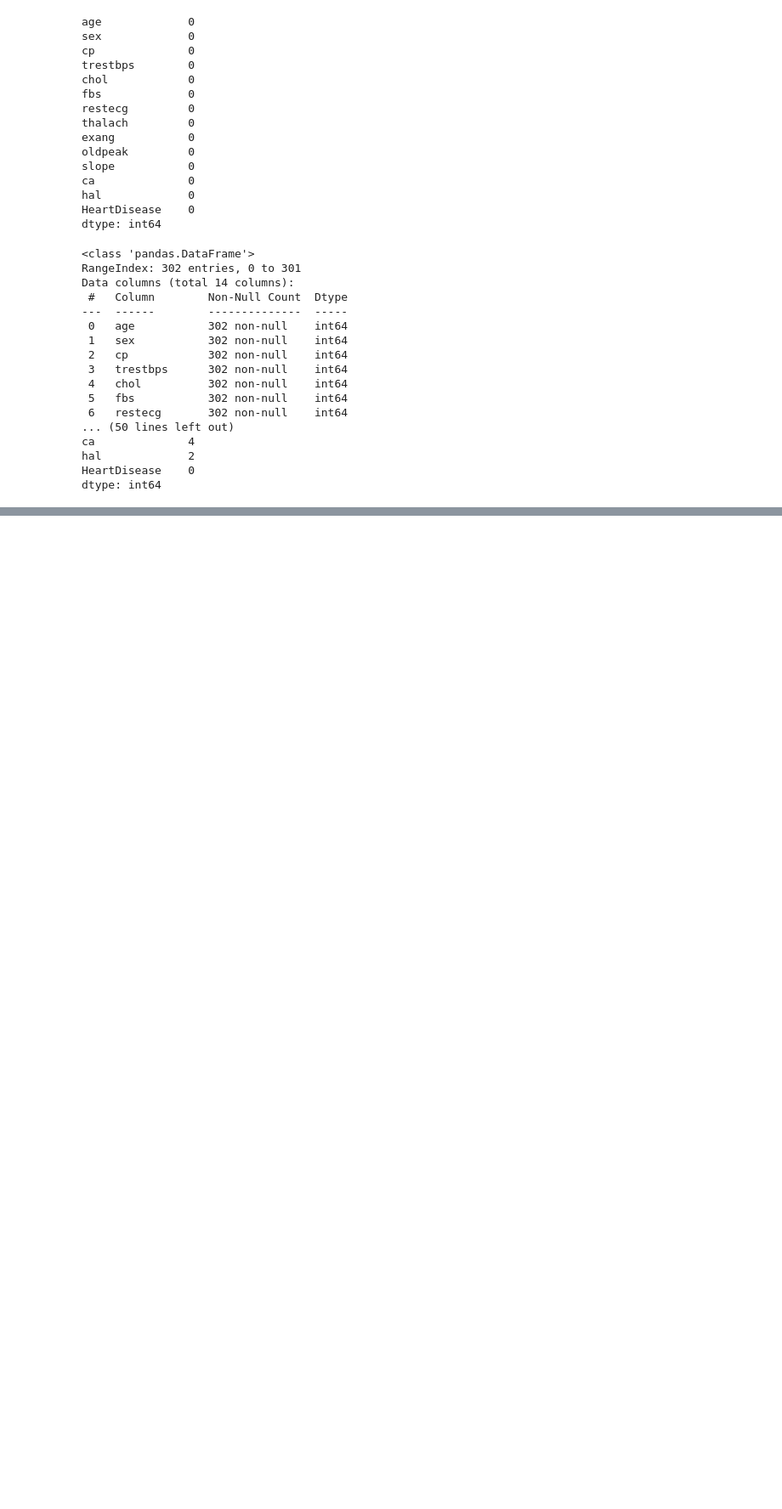
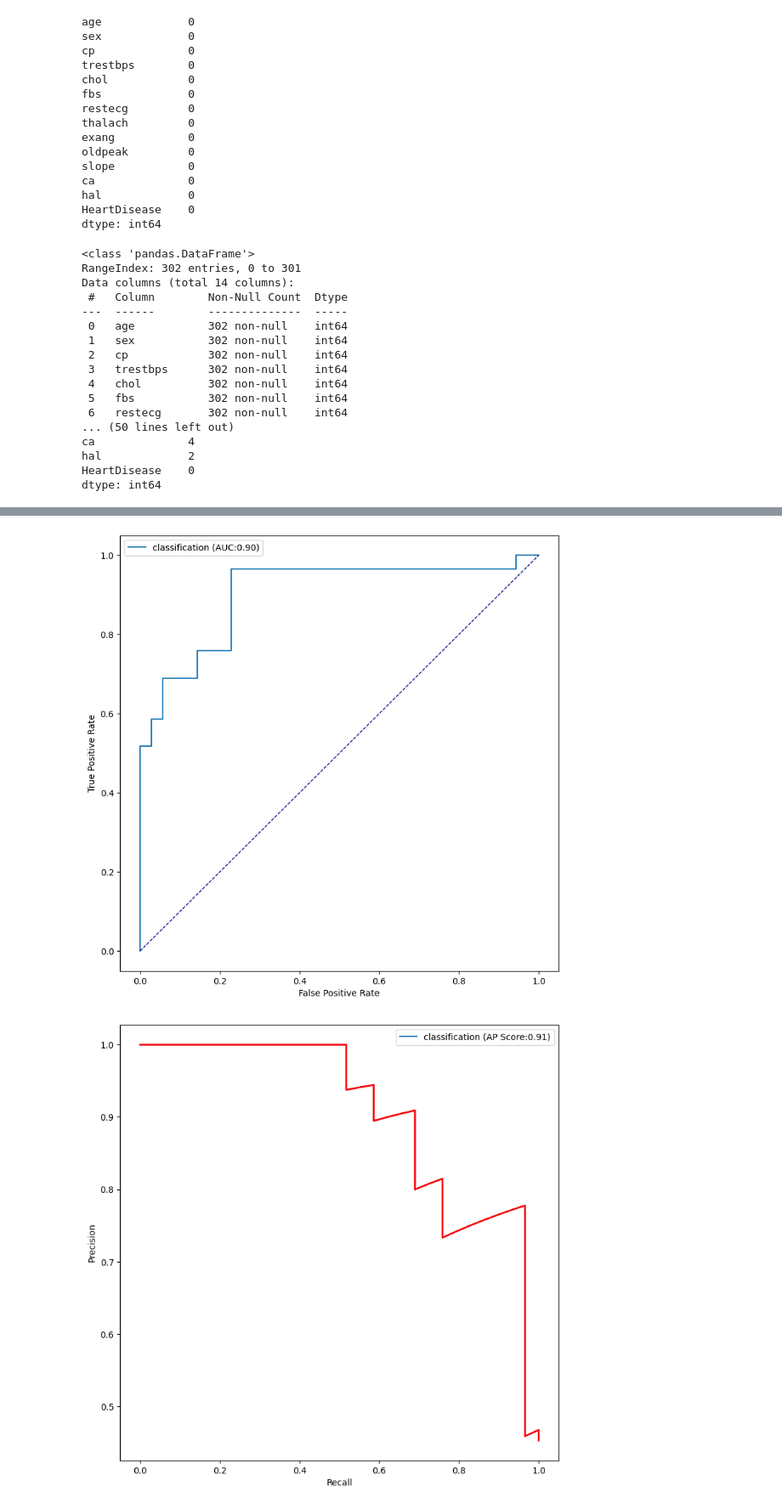
Before and after one commit to alexcaragui/Detecting-Heart-Disease-with-Machine-Learning, a Jupyter notebook: main.ipynb, the cells around one changed output, grey strips where cells are left out. Shown at 85% size. Drawn from its saved outputs; the diff is of its cells as text; code cells hidden in the pictures; blank space fills up the shorter version.

```diff
--- a/main.ipynb
+++ b/main.ipynb
@@ -78,0 +280,4 @@ dtype: int64
+# %%
+# Generating the history of the training of the model that trains with training data then tests with the validation data in each epoch, giving the accuracy values
+# Checking for overfitting by making sure the validation accuracy is not decreasing as the accuracy is increasing
+history = model.fit(x_train,y_train,validation_data = (x_test, y_test),epochs = 10,verbose = 1)
@@ -78,0 +349,21 @@ dtype: int64
+# %%
+# Finding the threshold to optimize the model's performance
+# Using the threshold to make binary classification
+# Calculating the F1 Score (a measure of the model's accuracy)
+def calc_f1(prec,recall):
+    # Using "if recall and prec else 0" to ensure division by 0 doesn't lead to an error
+    return 2*(prec*recall)/(prec+recall) if recall and prec else 0
+
+precision, recall, thresholds = precision_recall_curve(y_test, model.predict(x_test, verbose = True))
+# Using a list comprehension to call F1 Score calculation function above while looping through the threshold list, which contains the probability that precision and recall aren't in sync anymore
+f1score = [calc_f1(precision[i],recall[i]) for i in range(len(thresholds))]
+# Finding the argmax (the index of the value that maximizes the F1 Score)
+index_max = np.argmax(f1score)
+# Finding the threshold of the index that maximizes the F1 Score
+threshold = thresholds[index_max]
+print(threshold)
+# Printing the precision, recall, threshold, and F1 Score of the index that maximizes the F1 Score
+print('Precision: '+ str(precision[index_max]))
+print('Recall: '+ str(recall[index_max]))
+print('Threshold: '+ str(thresholds[index_max]))
+print('F1 Score: ' + str(f1score[index_max]))
@@ -78,0 +377,16 @@ dtype: int64
+# %%
+# Creating an ROC Curve using the ROC curve-generating function
+# The closer the AUC is to 1, the better the model
+plot_auc(y_test, model.predict(x_test, verbose = True))
+
+# Plotting the Precision/Recall Curve to check the tradeoff between precision (ratio of the retrieved items that are relevant) and recall (the ratio of relevant items that are retrieved)
+plot_precision_recall_curve_helper(y_test, model.predict(x_test, verbose = True))
+
+# Plotting the threshold (probability that a prediction of Heart Disease is true) and F1 Score
+plt.figure()
+plt.plot(thresholds, f1score)
+plt.title("F1 Score vs Threshold")
+plt.xlabel("thresholds")
+plt.ylabel("F1 Score")
+plt.show()
+# %% [output]
@@ -78,0 +395,2 @@ dtype: int64
+[figure, added]
+[figure, added]
```
Also changed, not shown: parts of 20 cells of this notebook.
